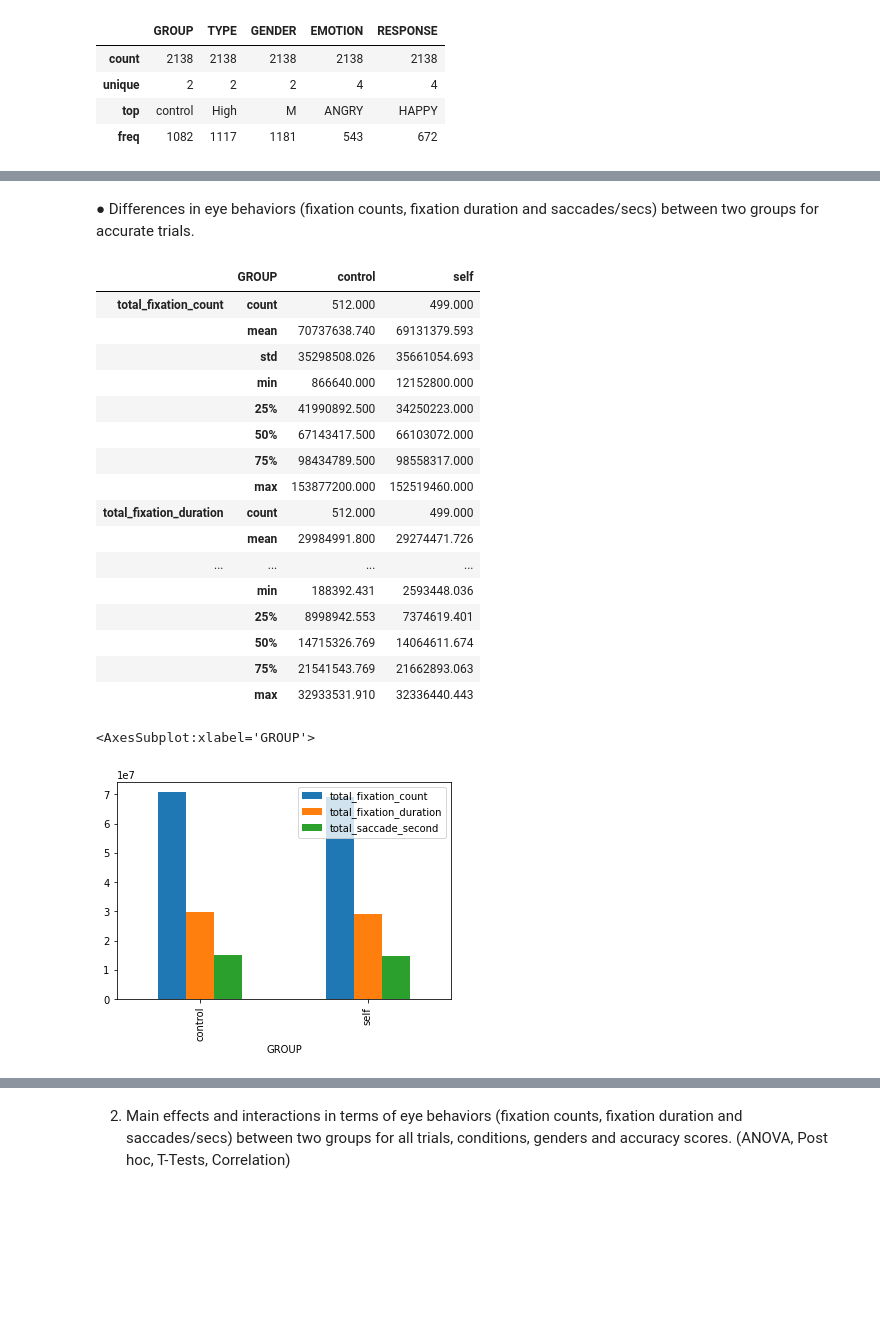
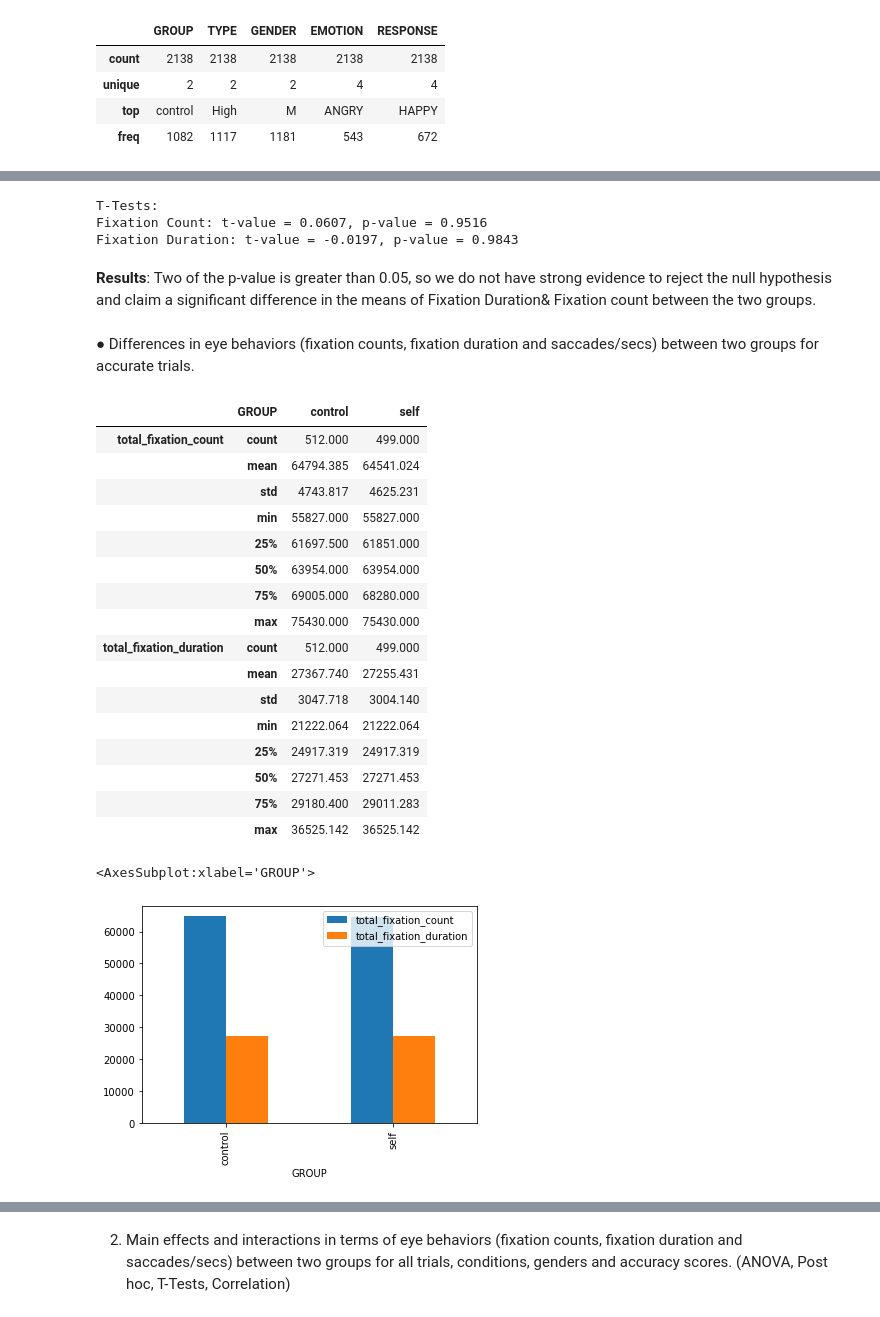
Before and after one commit to EgemenOnatAtam/eye_tracking_data_project, a Jupyter notebook: Eye Tracking Data Analysis Project.ipynb, the cells around one changed output, grey strips where cells are left out. Cells and saved outputs as stored; diff of their text form; code cells hidden in the pictures; blank space fills up the shorter version.

```diff
--- a/Eye Tracking Data Analysis Project.ipynb
+++ b/Eye Tracking Data Analysis Project.ipynb
@@ -529,2 +519,2 @@ df_tam.to_pickle("statistics.pkl")
 # %%
-df_tam = pd.read_pickle("statistics.pkl")
+df_tam_ = pd.read_pickle("statistics.pkl")
@@ -600,27 +624,38 @@ df_tam.groupby(["ACCURACY"])["total_fixation_count","total_fixation_duration","t
+# %%
+# Print the results
+print("T-Tests:")
+print(f"Fixation Count: t-value = {ttest_counts.statistic:.4f}, p-value = {ttest_counts.pvalue:.4f}")
+print(f"Fixation Duration: t-value = {ttest_duration.statistic:.4f}, p-value = {ttest_duration.pvalue:.4f}")
+# %% [output]
+T-Tests:
+Fixation Count: t-value = 0.0607, p-value = 0.9516
+Fixation Duration: t-value = -0.0197, p-value = 0.9843
+# %% [markdown]
+**Results**: Two of the p-value is greater than 0.05, so we do not have strong evidence to reject the null hypothesis and claim a significant difference in the means of Fixation Duration& Fixation count between the two groups.
 # %% [markdown]
 ●	Differences in eye behaviors (fixation counts, fixation duration and saccades/secs) between two groups for accurate trials.
 # %%
-df_tam.query("ACCURACY==1").groupby(["GROUP"])["total_fixation_count","total_fixation_duration","total_saccade_second"].describe().T
+df_tam_.query("ACCURACY==1").groupby(["GROUP"])["total_fixation_count","total_fixation_duration"].describe().T
 # %% [output]
 |  | GROUP | control | self |
 | total_fixation_count | count | 512.000 | 499.000 |
-|  | mean | 70737638.740 | 69131379.593 |
-|  | std | 35298508.026 | 35661054.693 |
-|  | min | 866640.000 | 12152800.000 |
-|  | 25% | 41990892.500 | 34250223.000 |
-|  | 50% | 67143417.500 | 66103072.000 |
-|  | 75% | 98434789.500 | 98558317.000 |
-|  | max | 153877200.000 | 152519460.000 |
+|  | mean | 64794.385 | 64541.024 |
+|  | std | 4743.817 | 4625.231 |
+|  | min | 55827.000 | 55827.000 |
+|  | 25% | 61697.500 | 61851.000 |
+|  | 50% | 63954.000 | 63954.000 |
+|  | 75% | 69005.000 | 68280.000 |
+|  | max | 75430.000 | 75430.000 |
 | total_fixation_duration | count | 512.000 | 499.000 |
-|  | mean | 29984991.800 | 29274471.726 |
-| ... | ... | ... | ... |
-|  | min | 188392.431 | 2593448.036 |
-|  | 25% | 8998942.553 | 7374619.401 |
-|  | 50% | 14715326.769 | 14064611.674 |
-|  | 75% | 21541543.769 | 21662893.063 |
-|  | max | 32933531.910 | 32336440.443 |
+|  | mean | 27367.740 | 27255.431 |
+|  | std | 3047.718 | 3004.140 |
+|  | min | 21222.064 | 21222.064 |
+|  | 25% | 24917.319 | 24917.319 |
+|  | 50% | 27271.453 | 27271.453 |
+|  | 75% | 29180.400 | 29011.283 |
+|  | max | 36525.142 | 36525.142 |
 # %%
-df_tam.query("ACCURACY==1").groupby(["GROUP"])["total_fixation_count","total_fixation_duration","total_saccade_second"].mean().plot(kind="bar")
+df_tam_.query("ACCURACY==1").groupby(["GROUP"])["total_fixation_count","total_fixation_duration"].mean().plot(kind="bar")
 # %% [output]
 <AxesSubplot:xlabel='GROUP'>
-[figure, old version]
+[figure, new version]
```
Also changed, not shown: parts of 110 cells of this notebook.
